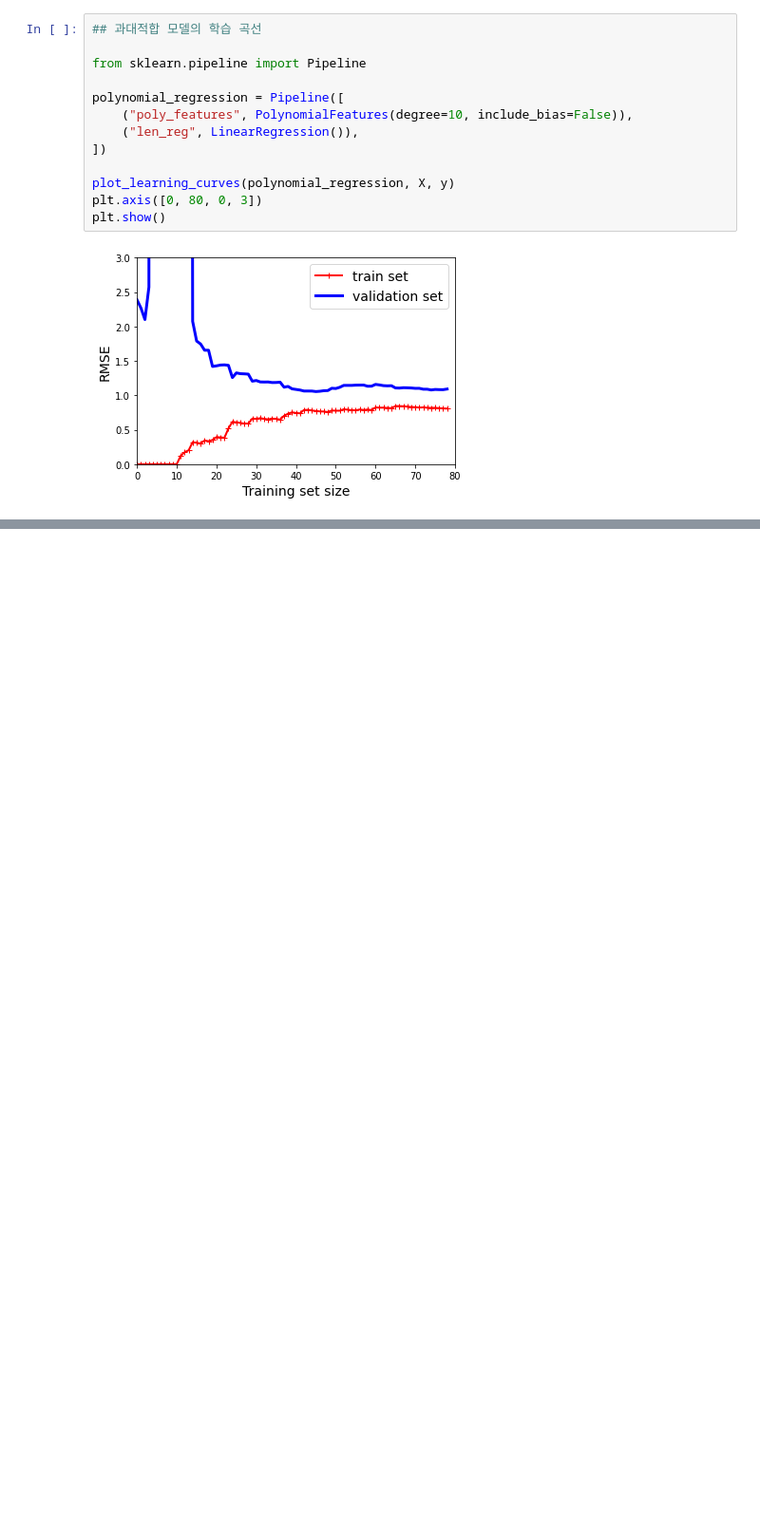
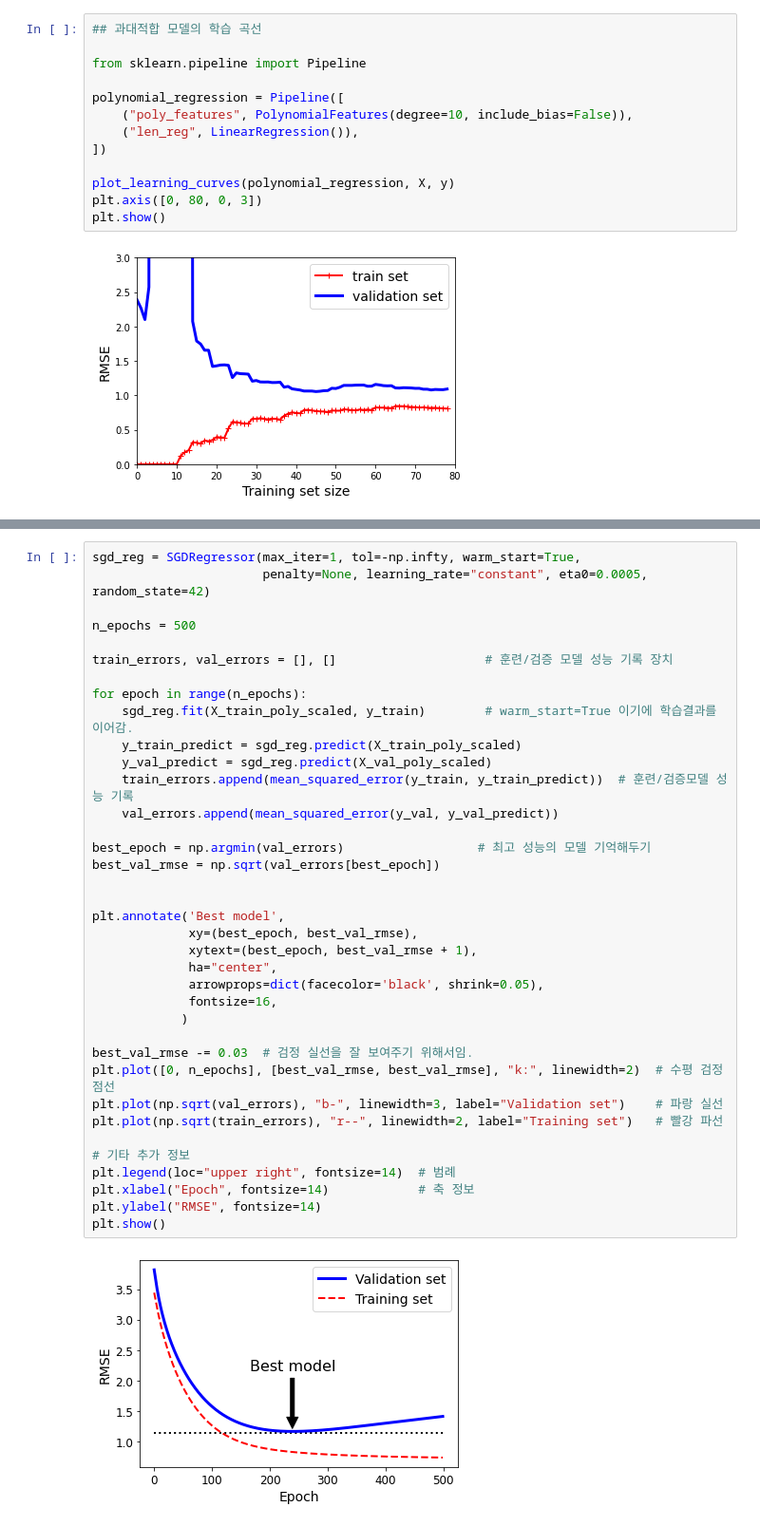
Before and after one commit to mjk0618/algorithm_study, a Jupyter notebook: python/hands_on_machine_learning/chapter_04.ipynb, the cells around one changed output, grey strips where cells are left out. Shown at 95% size. Drawn from its saved outputs; the diff is of its cells as text; blank space fills up the shorter version.

Commit message:
[Edit] hands_on_machine_learning/chapter_04.ipynb

```diff
--- a/python/hands_on_machine_learning/chapter_04.ipynb
+++ b/python/hands_on_machine_learning/chapter_04.ipynb
@@ -362,0 +590,39 @@ plt.show()
+# %%
+sgd_reg = SGDRegressor(max_iter=1, tol=-np.infty, warm_start=True,
+                       penalty=None, learning_rate="constant", eta0=0.0005, random_state=42)
+
+n_epochs = 500
+
+train_errors, val_errors = [], []                    # 훈련/검증 모델 성능 기록 장치
+
+for epoch in range(n_epochs):
+    sgd_reg.fit(X_train_poly_scaled, y_train)        # warm_start=True 이기에 학습결과를 이어감.
+    y_train_predict = sgd_reg.predict(X_train_poly_scaled)
+    y_val_predict = sgd_reg.predict(X_val_poly_scaled)
+    train_errors.append(mean_squared_error(y_train, y_train_predict))  # 훈련/검증모델 성능 기록
+    val_errors.append(mean_squared_error(y_val, y_val_predict))
+
+best_epoch = np.argmin(val_errors)                  # 최고 성능의 모델 기억해두기
+best_val_rmse = np.sqrt(val_errors[best_epoch])
+
+
+plt.annotate('Best model',
+             xy=(best_epoch, best_val_rmse),
+             xytext=(best_epoch, best_val_rmse + 1),
+             ha="center",
+             arrowprops=dict(facecolor='black', shrink=0.05),
+             fontsize=16,
+            )
+
+best_val_rmse -= 0.03  # 검정 실선을 잘 보여주기 위해서임.
+plt.plot([0, n_epochs], [best_val_rmse, best_val_rmse], "k:", linewidth=2)  # 수평 검정 점선
+plt.plot(np.sqrt(val_errors), "b-", linewidth=3, label="Validation set")    # 파랑 실선
+plt.plot(np.sqrt(train_errors), "r--", linewidth=2, label="Training set")   # 빨강 파선
+
+# 기타 추가 정보
+plt.legend(loc="upper right", fontsize=14)  # 범례
+plt.xlabel("Epoch", fontsize=14)            # 축 정보
+plt.ylabel("RMSE", fontsize=14)
+plt.show()
+# %% [output]
+[figure, added]
```
Also changed, not shown: parts of 19 cells of this notebook.
